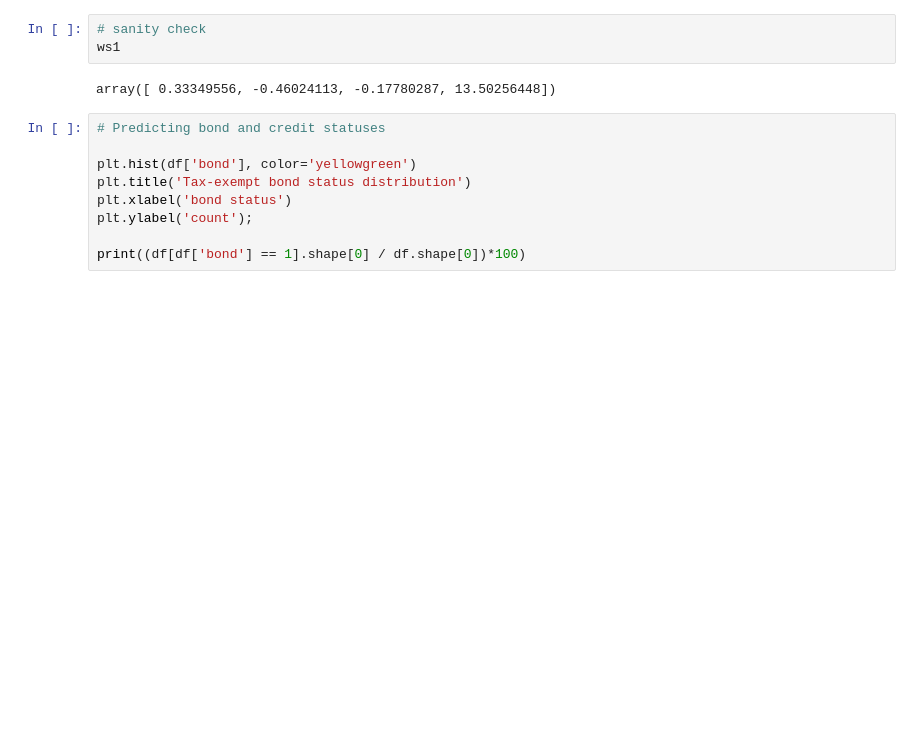
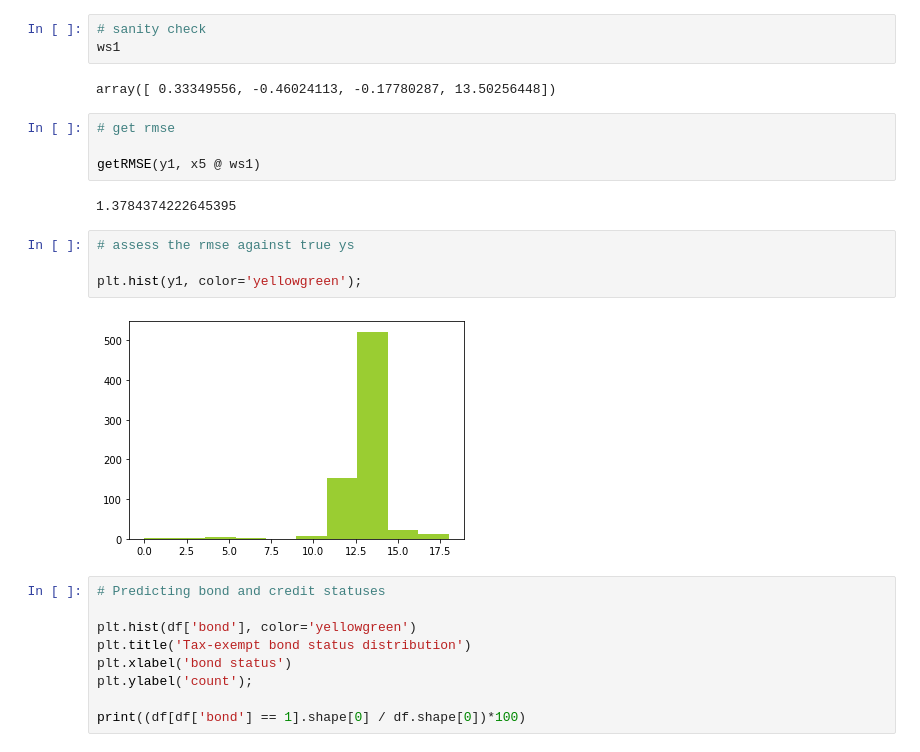
Before and after one commit to pndang/ULI-UCSD-H2H, a Jupyter notebook: LIHTC_analysis/clustering-analysis.ipynb, the cells around one changed output. Cells and saved outputs as stored; diff of their text form; blank space fills up the shorter version.

```diff
--- a/LIHTC_analysis/clustering-analysis.ipynb
+++ b/LIHTC_analysis/clustering-analysis.ipynb
@@ -555,6 +555,18 @@ Notes:
 ws1
 # %% [output]
 array([ 0.33349556, -0.46024113, -0.17780287, 13.50256448])
+# %%
+# get rmse
+
+getRMSE(y1, x5 @ ws1)
+# %% [output]
+1.3784374222645395
+# %%
+# assess the rmse against true ys
+
+plt.hist(y1, color='yellowgreen');
+# %% [output]
+[figure, added]
 # %%
 # Predicting bond and credit statuses
 
```
Also changed, not shown: parts of 1 cell of this notebook.
